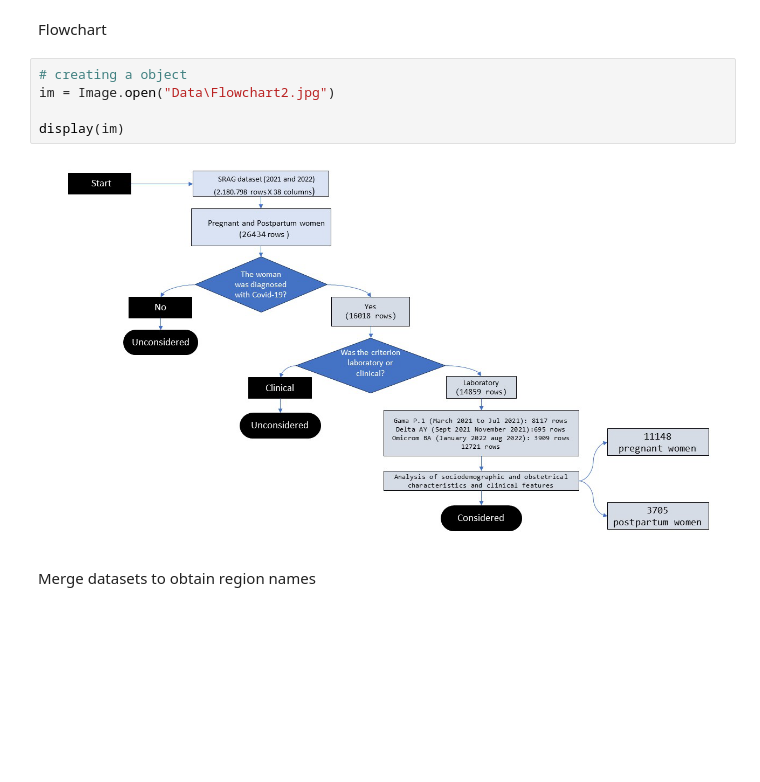
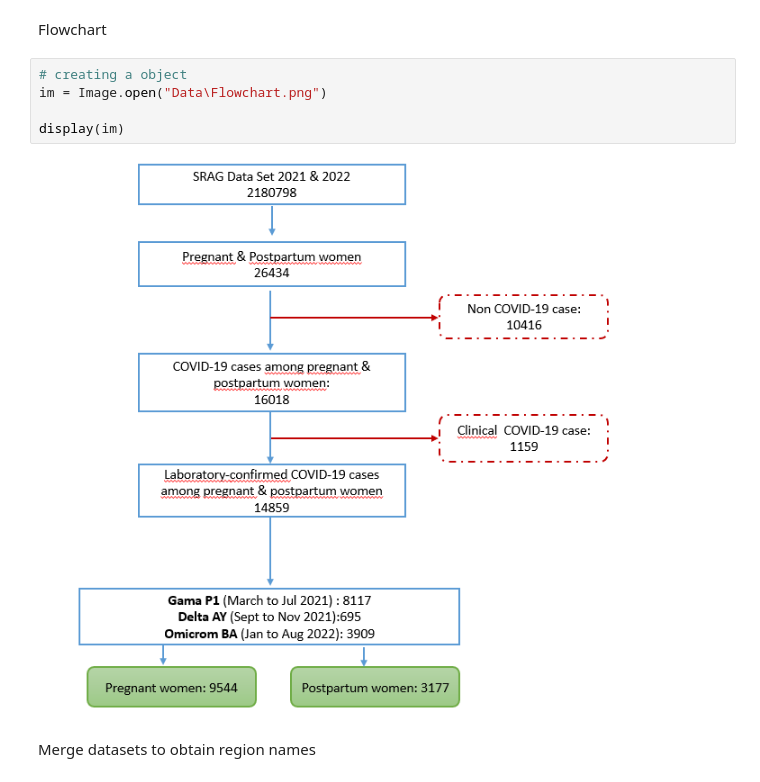
Before and after one commit to LucasTramonte/Analysis-SARS-CoV-2-variants, a Jupyter notebook: pre_processing.ipynb, the cells around one changed output. Drawn from its saved outputs; the diff is of its cells as text; blank space fills up the shorter version.

Commit message:
Flowchart

```diff
--- a/pre_processing.ipynb
+++ b/pre_processing.ipynb
@@ -310,11 +309,11 @@ See the caveats in the documentation: https://pandas.pydata.org/pandas-docs/stab
 Flowchart
 # %%
 # creating a object
-im = Image.open("Data\Flowchart2.jpg")
+im = Image.open("Data\Flowchart.png")
 
 display(im)
 # %% [output]
-[figure, old version]
+[figure, new version]
 # %% [markdown]
 Merge datasets to obtain region names
 # %%
```
Also changed, not shown: parts of 6 cells of this notebook, 7 other files.
